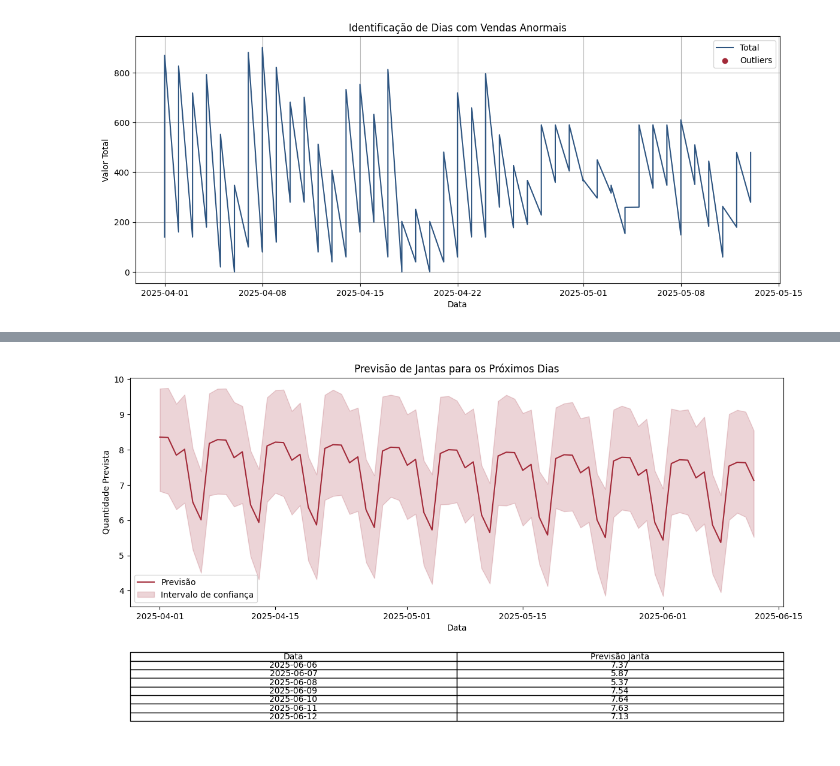
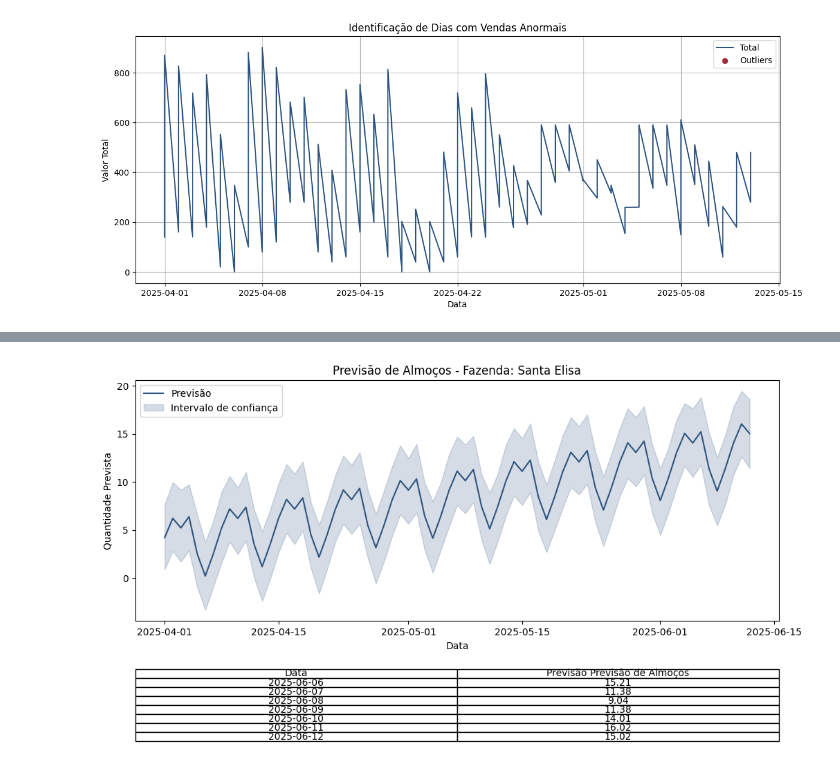
Before and after one commit to rafa-trindade/dashboard-elisaagro, a Jupyter notebook: notebooks/eda.ipynb, the cells around one changed output, grey strips where cells are left out. Saved outputs shown, nothing was run; the diff lists cells and outputs as text; code cells hidden in the pictures.

```diff
--- a/notebooks/eda.ipynb
+++ b/notebooks/eda.ipynb
@@ -91,5 +103,3 @@ util.lista_valores_unicos(df_filtrado, 'fazenda')
 |  | Coluna | Categoria | Cardinalidade | Porcentagem |
 | 0 | fazenda | Santa Elisa | 43 | 50.00% |
 | 1 | fazenda | Silo | 43 | 50.00% |
-# %%
-df_filtrado.columns = df_filtrado.columns.str.strip().str.lower()
@@ -832,8 +495,10 @@ plt.show()
 # %% [markdown]
 ### Calor do volume total de refeições por dia da semana e fazenda
 # %%
-# 021.
-# Preparar dados
+# Criar qtd_total somando tipos de refeição (se não existir)
+if 'qtd_total' not in df.columns:
+    df['qtd_total'] = df[['almoco', 'janta', 'cafe', 'lanche']].sum(axis=1)
+
 df['dia_semana'] = df['data'].dt.day_name()
 df['dia_semana'] = df['dia_semana'].map({
     'Monday': 'Segunda-feira',
@@ -846,12 +511,14 @@ df['dia_semana'] = df['dia_semana'].map({
 })
 
 pivot_table = df.pivot_table(index='fazenda', columns='dia_semana',
-                              values='qtd_total', aggfunc='mean')
+                             values='qtd_total', aggfunc='mean')
 
 dias_ordenados_pt = ['Segunda-feira', 'Terça-feira', 'Quarta-feira', 'Quinta-feira', 'Sexta-feira', 'Sábado', 'Domingo']
 pivot_table = pivot_table[dias_ordenados_pt]
 
-# Plotar heatmap + tabela
+import seaborn as sns
+import matplotlib.pyplot as plt
+
 fig, ax = plt.subplots(figsize=(12, 8))
 
 sns.heatmap(pivot_table, annot=True, fmt=".0f", cmap='RdBu', ax=ax)
@@ -1526,36 +650,59 @@ plt.show()
 # %%
-# Série de janta
-df_janta = df_filtrado.groupby('data')['janta'].sum().reset_index()
-df_janta.columns = ['ds', 'y']
+def prever_e_plotar_por_fazenda(df, fazenda, coluna, titulo, cor):
+    # Filtra só os dados da fazenda desejada
+    df_fazenda = df[df['fazenda'] == fazenda]
 
-modelo_janta = Prophet()
-modelo_janta.fit(df_janta)
+    # Agrupa por data e soma a coluna desejada
+    df_serie = df_fazenda.groupby('data')[coluna].sum().reset_index()
+    df_serie.columns = ['ds', 'y']
 
-futuro_janta = modelo_janta.make_future_dataframe(periods=30)
-previsao_janta = modelo_janta.predict(futuro_janta)
+    if df_serie['y'].sum() == 0:
+        print(f"Sem dados para {titulo} na fazenda {fazenda}. Pulando...")
+        return
 
-# Gráfico com cor personalizada
-plt.figure(figsize=(12, 6))
-plt.plot(previsao_janta['ds'], previsao_janta['yhat'], color=util.barra_vermelha, label='Previsão')
-plt.fill_between(previsao_janta['ds'], previsao_janta['yhat_lower'], previsao_janta['yhat_upper'],
-                 color=util.barra_vermelha, alpha=0.2, label='Intervalo de confiança')
-plt.title('Previsão de Jantas para os Próximos Dias')
-plt.xlabel('Data')
-plt.ylabel('Quantidade Prevista')
-plt.legend()
-plt.tight_layout()
+    modelo = Prophet()
+    modelo.fit(df_serie)
 
-# Tabela com os últimos 7 dias previstos
-tabela_prev_janta = previsao_janta[['ds', 'yhat']].tail(7).copy()
-tabela_prev_janta['ds'] = tabela_prev_janta['ds'].dt.strftime('%Y-%m-%d')
-tabela_prev_janta['yhat'] = tabela_prev_janta['yhat'].round(2)
+    futuro = modelo.make_future_dataframe(periods=30)
+    previsao = modelo.predict(futuro)
 
-plt.table(cellText=tabela_prev_janta.values,
-          colLabels=['Data', 'Previsão Janta'],
-          cellLoc='center',
-          loc='bottom',
-          bbox=[0, -0.5, 1, 0.3])
+    plt.figure(figsize=(12, 6))
+    plt.plot(previsao['ds'], previsao['yhat'], color=cor, label='Previsão')
+    plt.fill_between(previsao['ds'], previsao['yhat_lower'], previsao['yhat_upper'],
+                     color=cor, alpha=0.2, label='Intervalo de confiança')
+    plt.title(f'{titulo} - Fazenda: {fazenda}')
+    plt.xlabel('Data')
+    plt.ylabel('Quantidade Prevista')
+    plt.legend()
 
-plt.subplots_adjust(bottom=0.3)
-plt.show()
+    tabela_prev = previsao[['ds', 'yhat']].tail(7).copy()
+    tabela_prev['ds'] = tabela_prev['ds'].dt.strftime('%Y-%m-%d')
+    tabela_prev['yhat'] = tabela_prev['yhat'].round(2)
+
+    plt.table(cellText=tabela_prev.values,
+              colLabels=['Data', f'Previsão {titulo}'],
+              cellLoc='center',
+              loc='bottom',
+              bbox=[0, -0.5, 1, 0.3])
+
+    plt.subplots_adjust(bottom=0.3)
+    plt.show()
+
+# Pega todas as fazendas únicas
+fazendas = df_filtrado['fazenda'].unique()
+
+# Cores para os tipos de refeição (pode ajustar)
+cores = {
+    'almoco': util.barra_azul,
+    'janta': util.barra_vermelha,
+    'cafe': 'green',
+    'lanche': 'orange'
+}
+
+# Roda para todas as fazendas e tipos
+for f in fazendas:
+    prever_e_plotar_por_fazenda(df_filtrado, f, 'almoco', 'Previsão de Almoços', cores['almoco'])
+    prever_e_plotar_por_fazenda(df_filtrado, f, 'janta', 'Previsão de Jantas', cores['janta'])
+    prever_e_plotar_por_fazenda(df_filtrado, f, 'cafe', 'Previsão de Cafés', cores['cafe'])
+    prever_e_plotar_por_fazenda(df_filtrado, f, 'lanche', 'Previsão de Lanches', cores['lanche'])
 # %% [output]
@@ -1564 +711 @@ plt.show()
-[figure, old version]
+[figure, new version]
```
Also changed, not shown: parts of 98 cells of this notebook.
